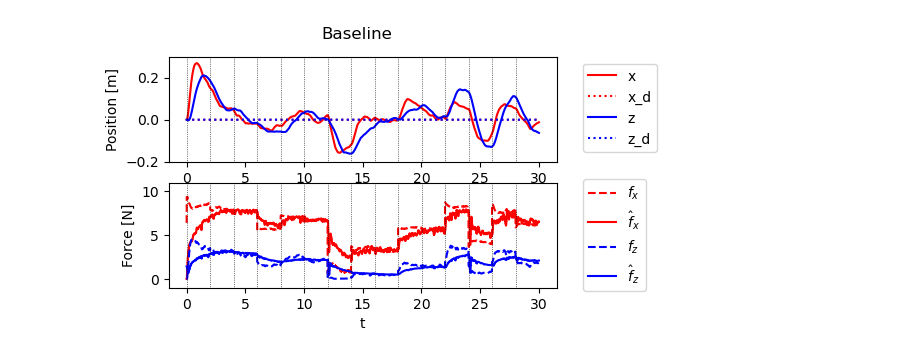
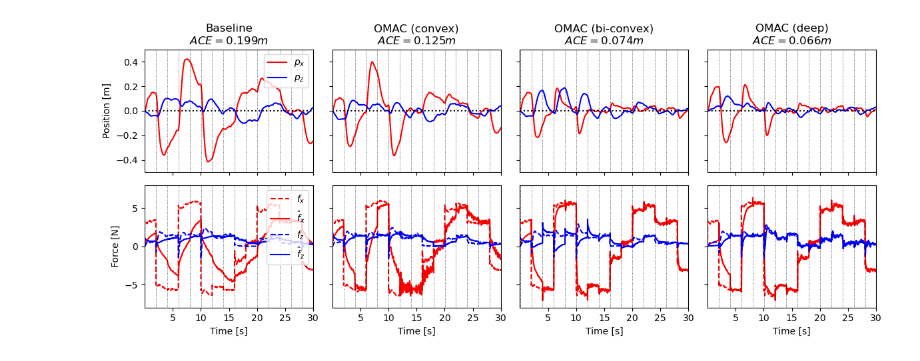
Before and after one commit to GuanyaShi/Online-Meta-Adaptive-Control, a Jupyter notebook: quadsim/experiments.ipynb, the cells around one changed output. Cells and saved outputs as stored; diff of their text form; code cells hidden in the pictures.

Commit message:
Final figures for paper; clean up code a bit; add some author information

```diff
--- a/quadsim/experiments.ipynb
+++ b/quadsim/experiments.ipynb
@@ -25,3 +11,5 @@ nametag = test_name + 'test'
+# %%
+nametag = 'final'
 # %%
 folder = './plots/' + time.strftime('%Y-%m-%d') + '/' + nametag + '/'
 if not os.path.isdir(folder):
@@ -50,6 +37,6 @@ feature_freq = 0.5
 # %%
 q_kwargs = {
-    'Vwind' : np.array((5.0, 0, 0)),            # mean wind speed
+    'Vwind' : np.array((0.0, 0, 0)),            # mean wind speed
     'wind_model': 'iid-uniform',                # {'iid', 'random-walk'}
     # 'Vwind_cov' : 7.5,                        # how quickly the wind changes
     # 'wind_constraint' : 'hard',               # 'hard' wind constraint limits wind speed to be within Vwind_gust of the mean speed
@@ -59,9 +46,9 @@ q_kwargs = {
 }
 # %%
 CTRLS = [
-    # controller.Baseline(),
-    controller.MetaAdaptBaseline(eta_a_base=eta_a, dim_a=dim_a, feature_freq=feature_freq),
-    controller.MetaAdaptConvex(eta_a_base=eta_a, eta_A_base=eta_A_convex, dim_a=dim_a, dim_A=dim_A, feature_freq=feature_freq),
+    controller.Baseline(integral_control=False),
+    controller.MetaAdaptBaseline(eta_a_base=eta_a, dim_a=dim_a, dim_A=dim_A, feature_freq=feature_freq, A_type='random'),
+    controller.MetaAdaptConvex(eta_a_base=eta_a, eta_A_base=eta_A_convex, eta_A_threshold=eta_A_threshold_convex, dim_a=dim_a, dim_A=dim_A, feature_freq=feature_freq),
     controller.MetaAdaptBiconvex(eta_a_base=eta_a, eta_A_base=eta_A_biconvex, dim_a=dim_a, dim_A=dim_A, feature_freq=feature_freq),
     controller.MetaAdaptDeep(eta_a_base=eta_a, eta_A_base=eta_A_deep, dim_a=dim_a, layer_sizes=layer_sizes),
     controller.Omniscient()
@@ -108,44 +106,68 @@ for i, (c, data) in enumerate(zip(CTRLS, Data)):
 # %%
 color = ((1,0,0), (0,1,0), (0,0,1)) # colors for x, y and z directions
 # %%
+fig = plt.figure(figsize=(12, 5))
+# gs = fig.add_gridspec(2,2)
+rows = 1
+cols = 4 # int(len(Data)/rows)
+gs = plt.GridSpec(2 * rows, cols)
 for j, data in enumerate(Data):
-    if CTRLS[j]._name == 'baseline':
+    if CTRLS[j]._name in ('pid', 'omniscient'):
         continue
 
     print(CTRLS[j]._name)
 
-    plt.figure(figsize=(5,3))
+    row = 0
+    col = j - 1
 
     # Plot position tracking
-    plt.subplot(2,1,1)
+    ax = fig.add_subplot(gs[row*2, col])
     for i in [0, 2]: # only plot x and z
-        # plt.subplot(2,3,i+1)
-        plt.plot(data['t'], data['X'][:,i], label=xyz[i], color = color[i])
-        plt.plot(data['t'], data['pd'][:,i], ':', label=xyz[i] + '_d', color = color[i])
-        # plt.plot(data['t'], data['Vwind'][:,i], label='Vwind_' + xyz[i])
-    plt.legend(bbox_to_anchor=(1.05, 1.))
+        plt.plot(data['t'], data['X'][:,i], label=r'$p_' + xyz[i] + '$', color = color[i])
+    # Plot vertical lines for each environment switch
     for t in data['t'][data['meta_adapt_trigger']]:
         plt.axvline(t, ls=':', color='k', lw=0.5)
-    plt.xlabel('t')
-    plt.ylabel('Position [m]')
-    # plt.ylabel(xyz[i])
-    plt.ylim((-0.2, 0.3))
+
+    plt.margins(x=0)
+
+    if j == 1: # len(Data) - 2:
+        plt.legend(loc = 'upper right')
+    plt.plot(data['t'], data['pd'][:,i], 'k:',)
+    ax.axes.xaxis.set_ticklabels([])
+    if col == 0:
+        plt.ylabel('Position [m]')
+    else:
+        ax.axes.yaxis.set_ticklabels([])
+    plt.ylim((-0.5, 0.5))
+    plt.title(CTRLS[j].name_long + '\n$ACE=%.3f m$' % (err[j]['meanerr'], ))
 
     # Plot force estimation
-    plt.subplot(2,1,2)
+    ax = fig.add_subplot(gs[row*2+1, col])
     for i in [0, 2]:
-        # plt.subplot(2,3,i+4)
         plt.plot(data['t'], data['Fs'][:,i], '--', label=r'$f_' + xyz[i] + '$', color = color[i])
-        plt.plot(data['t'], data['f_hat'][:,0,i], label=r'$\hat{f}_' + xyz[i] + '$', color = color[i])
-    plt.legend(bbox_to_anchor=(1.05, 1.1))
+        if CTRLS[j]._name == 'baseline':
+            plt.plot(data['t'], -data['i_term'][:,i], '-', label=r'$K_i\int\tilde{p}_' + xyz[i] + 'dt$', color = color[i])
+        else:
+            plt.plot(data['t'], data['f_hat'][:,0,i], '-', label=r'$\hat{f}_' + xyz[i] + '$', color = color[i])
+    # Plot vertical lines for environment changes
     for t in data['t'][data['meta_adapt_trigger']]:
         plt.axvline(t, ls=':', color='k', lw=0.5)
-    plt.xlabel('t')
-    plt.ylabel('Force [N]')
-    # plt.ylabel(xyz[i])
-    plt.ylim((-1, 11))
 
-    plt.suptitle(CTRLS[j].name_long)
-    savefig('xz-performance_' + CTRLS[j]._name)
+    plt.margins(x=0)
+
+    if j == 1 : # len(Data) - 2:
+        plt.legend(loc = 'upper right')
+    if row == rows-1:
+        plt.xlabel('Time [s]')
+    else:
+        ax.axes.xaxis.set_ticklabels([])
+    if col == 0:
+        plt.ylabel('Force [N]')
+    else:
+        ax.axes.yaxis.set_ticklabels([])
+    plt.ylim((-8,8))
+
+plt.tight_layout()
+savefig('performance_combined')
 # %% [output]
 baseline-omac
@@ -156 +181 @@ omniscient
-[figure, old version]
+[figure, new version]
```
Also changed, not shown: parts of 17 cells of this notebook, 10 other files.
